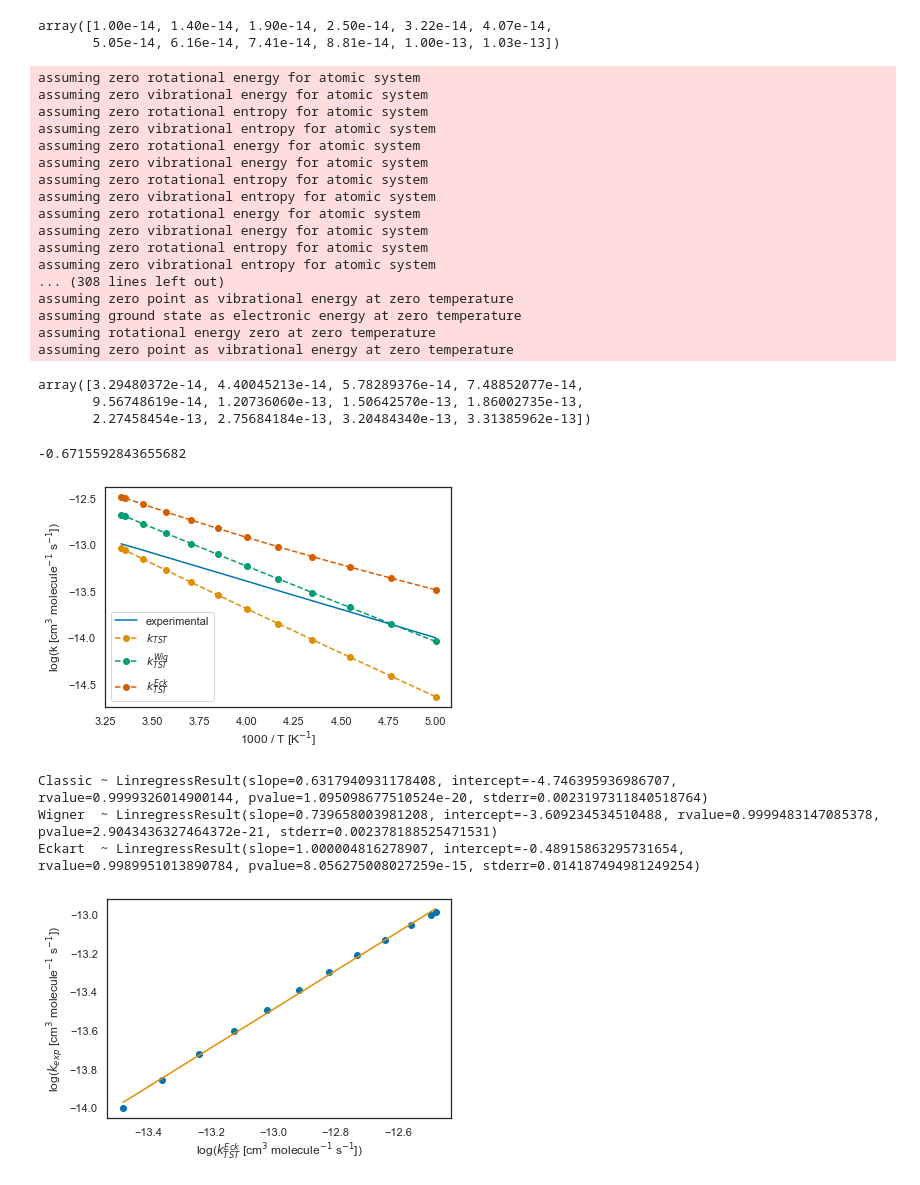
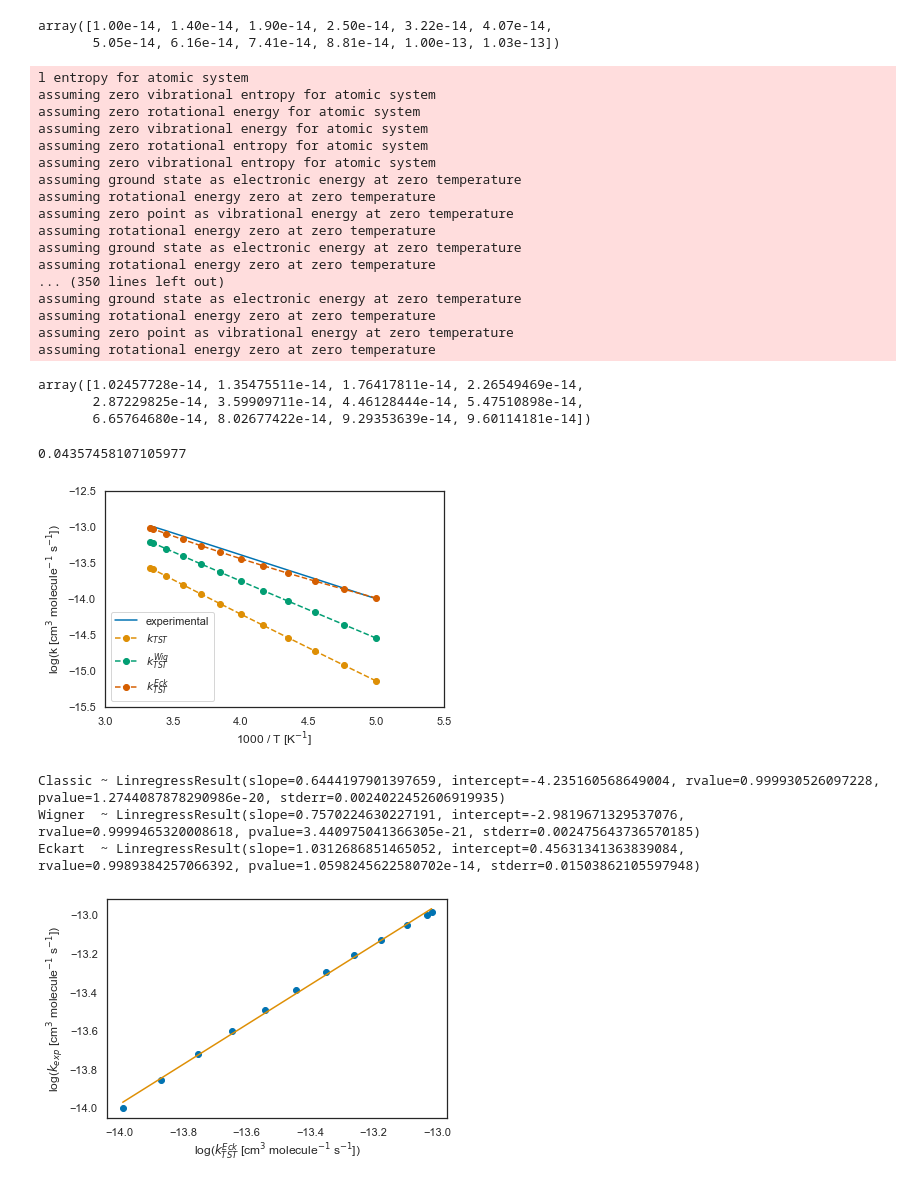
Before and after one commit to geem-lab/overreact, a Jupyter notebook: docsrc/notebooks/hydrogen-abstraction/1 Arrhenius plot.ipynb, the cells around one changed output. Cells and saved outputs as stored; diff of their text form; code cells hidden in the pictures.

Commit message:
Match results from the literature and simplify API

```diff
--- a/docsrc/notebooks/hydrogen-abstraction/1 Arrhenius plot.ipynb
+++ b/docsrc/notebooks/hydrogen-abstraction/1 Arrhenius plot.ipynb
@@ -32,6 +32,8 @@ sns.set(style="white", palette="colorblind")
 # %%
 # temperatures = np.array([181, 200, 210, 220, 230, 240, 250, 260, 270, 280, 290, 298.15, 300, 400, 410])
 temperatures = np.array([200, 210, 220, 230, 240, 250, 260, 270, 280, 290, 298.15, 300])
+
+temperatures = temperatures[(temperatures >= 200) & (temperatures <= 300)]
 temperatures
 # %% [output]
 array([200.  , 210.  , 220.  , 230.  , 240.  , 250.  , 260.  , 270.  ,
@@ -73,10 +75,10 @@ basissets = [
     # '6-311G(3df,3pd)',  # ΔH‡(T=1) = 1.20 kcal/mol
 ]
 basisset = basissets[-1]
-bias = -0.08 * constants.kcal  # based on linear regression against k_exp and MP2/cc-pVTZ
-# bias = 0.0
+# bias = -0.08 * constants.kcal  # based on linear regression against k_exp and UMP2/cc-pVTZ
+bias = 0.0
 
-model = api.parse_model(
+model = rx.parse_model(
     os.path.join(datasets.data_path, f"tanaka1996/UMP2/{basisset}/model.k")
 )
 
@@ -85,34 +87,31 @@ k_wig = []
 k_eck = []
 for temperature in temperatures:
     k_cla.append(
-        api.get_k(
+        rx.get_k(
             model.scheme,
             model.compounds,
             temperature=temperature,
             scale="cm3 particle-1 s-1",
             tunneling=None,
-            qrrho=False,
             bias=bias,
         )
     )
     k_wig.append(
-        api.get_k(
+        rx.get_k(
             model.scheme,
             model.compounds,
             temperature=temperature,
             scale="cm3 particle-1 s-1",
             tunneling="wigner",
-            qrrho=False,
             bias=bias,
         )
     )
     k_eck.append(
-        api.get_k(
+        rx.get_k(
             model.scheme,
             model.compounds,
             temperature=temperature,
             scale="cm3 particle-1 s-1",
-            qrrho=False,
             bias=bias,
         )
     )
@@ -121,59 +120,56 @@ k_wig = np.asarray(k_wig).flatten()
 k_eck = np.asarray(k_eck).flatten()
 k_eck
 # %% [output]
-assuming zero rotational energy for atomic system
-assuming zero vibrational energy for atomic system
-assuming zero rotational entropy for atomic system
+l entropy for atomic system
 assuming zero vibrational entropy for atomic system
 assuming zero rotational energy for atomic system
 assuming zero vibrational energy for atomic system
 assuming zero rotational entropy for atomic system
 assuming zero vibrational entropy for atomic system
-assuming zero rotational energy for atomic system
-assuming zero vibrational energy for atomic system
-assuming zero rotational entropy for atomic system
-assuming zero vibrational entropy for atomic system
-... (308 lines left out)
-assuming zero point as vibrational energy at zero temperature
 assuming ground state as electronic energy at zero temperature
 assuming rotational energy zero at zero temperature
 assuming zero point as vibrational energy at zero temperature
+assuming rotational energy zero at zero temperature
+assuming ground state as electronic energy at zero temperature
+assuming rotational energy zero at zero temperature
+... (350 lines left out)
+assuming ground state as electronic energy at zero temperature
+assuming rotational energy zero at zero temperature
+assuming zero point as vibrational energy at zero temperature
+assuming rotational energy zero at zero temperature
-array([3.29480372e-14, 4.40045213e-14, 5.78289376e-14, 7.48852077e-14,
-       9.56748619e-14, 1.20736060e-13, 1.50642570e-13, 1.86002735e-13,
-       2.27458454e-13, 2.75684184e-13, 3.20484340e-13, 3.31385962e-13])
+array([1.02457728e-14, 1.35475511e-14, 1.76417811e-14, 2.26549469e-14,
+       2.87229825e-14, 3.59909711e-14, 4.46128444e-14, 5.47510898e-14,
+       6.65764680e-14, 8.02677422e-14, 9.29353639e-14, 9.60114181e-14])
 # %%
-err = -constants.R * temperature * np.log(k_eck / k_exp)
+err = -constants.R * temperatures * np.log(k_eck / k_exp)
 np.mean(err / constants.kcal)
 # %% [output]
--0.6715592843655682
+0.04357458107105977
 # %%
 fig, ax = plt.subplots()
 
 ax.plot(1000 / temperatures, np.log10(k_exp), label="experimental")
 # ax.fill_between(
 #     1000 / temperatures,
 #     np.log10(k_exp / f ** 2),
 #     np.log10(k_exp * f ** 2),
 #     label="95% confidence",
 #     alpha=0.5,
 # )
 
 plt.plot(1000 / temperatures, np.log10(k_cla), "o--", label=r"$k_{TST}$")
 plt.plot(1000 / temperatures, np.log10(k_wig), "o--", label=r"$k_{TST}^{Wig}$")
 plt.plot(1000 / temperatures, np.log10(k_eck), "o--", label=r"$k_{TST}^{Eck}$")
 
-# ax.set_ylabel(r"log(k [cm$^3$ molecule$^{-1}$ s$^{-1}$])")
-# ax.set_ylabel(r"log(k [cm$^3$ molecule$^{-1}$ s$^{-1}$])")
-
 ax.set_ylabel(r"log(k [cm$^3$ molecule$^{-1}$ s$^{-1}$])")
 ax.set_xlabel(r"1000 / T [K$^{-1}$]")
-# ax.set_xlim(3, 5.5)
-# ax.set_ylim(-15.5, -12.5)
+ax.set_xlim(3, 5.5)
+ax.set_ylim(-15.5, -12.5)
 
 ax.legend()
 fig.tight_layout()
 # %% [output]
-[figure, old version]
+[figure, new version]
 # %%
 linregress_eck = stats.linregress(np.log10(k_eck).flatten(), np.log10(k_exp))
 
@@ -181,9 +177,9 @@ print("Classic ~", stats.linregress(np.log10(k_cla).flatten(), np.log10(k_exp)))
 print("Wigner  ~", stats.linregress(np.log10(k_wig).flatten(), np.log10(k_exp)))
 print("Eckart  ~", linregress_eck)
 # %% [output]
-Classic ~ LinregressResult(slope=0.6317940931178408, intercept=-4.746395936986707, rvalue=0.9999326014900144, pvalue=1.095098677510524e-20, stderr=0.0023197311840518764)
-Wigner  ~ LinregressResult(slope=0.739658003981208, intercept=-3.609234534510488, rvalue=0.9999483147085378, pvalue=2.9043436327464372e-21, stderr=0.002378188525471531)
-Eckart  ~ LinregressResult(slope=1.000004816278907, intercept=-0.48915863295731654, rvalue=0.9989951013890784, pvalue=8.056275008027259e-15, stderr=0.014187494981249254)
+Classic ~ LinregressResult(slope=0.6444197901397659, intercept=-4.235160568649004, rvalue=0.999930526097228, pvalue=1.2744087878290986e-20, stderr=0.0024022452606919935)
+Wigner  ~ LinregressResult(slope=0.7570224630227191, intercept=-2.9819671329537076, rvalue=0.9999465320008618, pvalue=3.440975041366305e-21, stderr=0.002475643736570185)
+Eckart  ~ LinregressResult(slope=1.0312686851465052, intercept=0.45631341363839084, rvalue=0.9989384257066392, pvalue=1.0598245622580702e-14, stderr=0.01503862105597948)
 # %%
 x = np.log10(k_eck).flatten()
 plt.plot(x, np.log10(k_exp), "o")
@@ -196,4 +192,4 @@ plt.xlabel(r"log($k_{TST}^{Eck}$ [cm$^3$ molecule$^{-1}$ s$^{-1}$])")
 
 plt.tight_layout()
 # %% [output]
-[figure, old version]
+[figure, new version]
```
Also changed, not shown: parts of 1 cell of this notebook, 42 other files.
